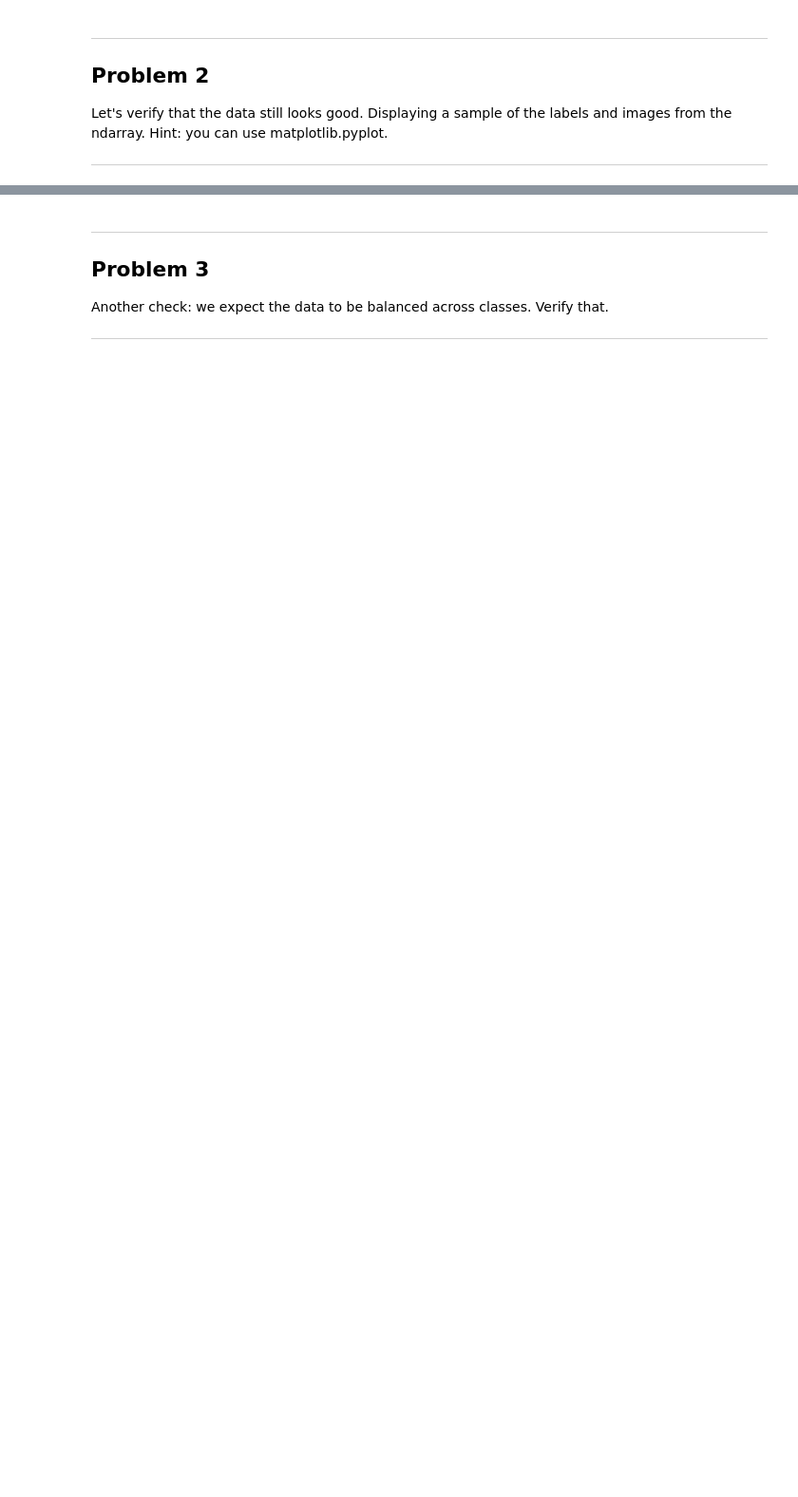
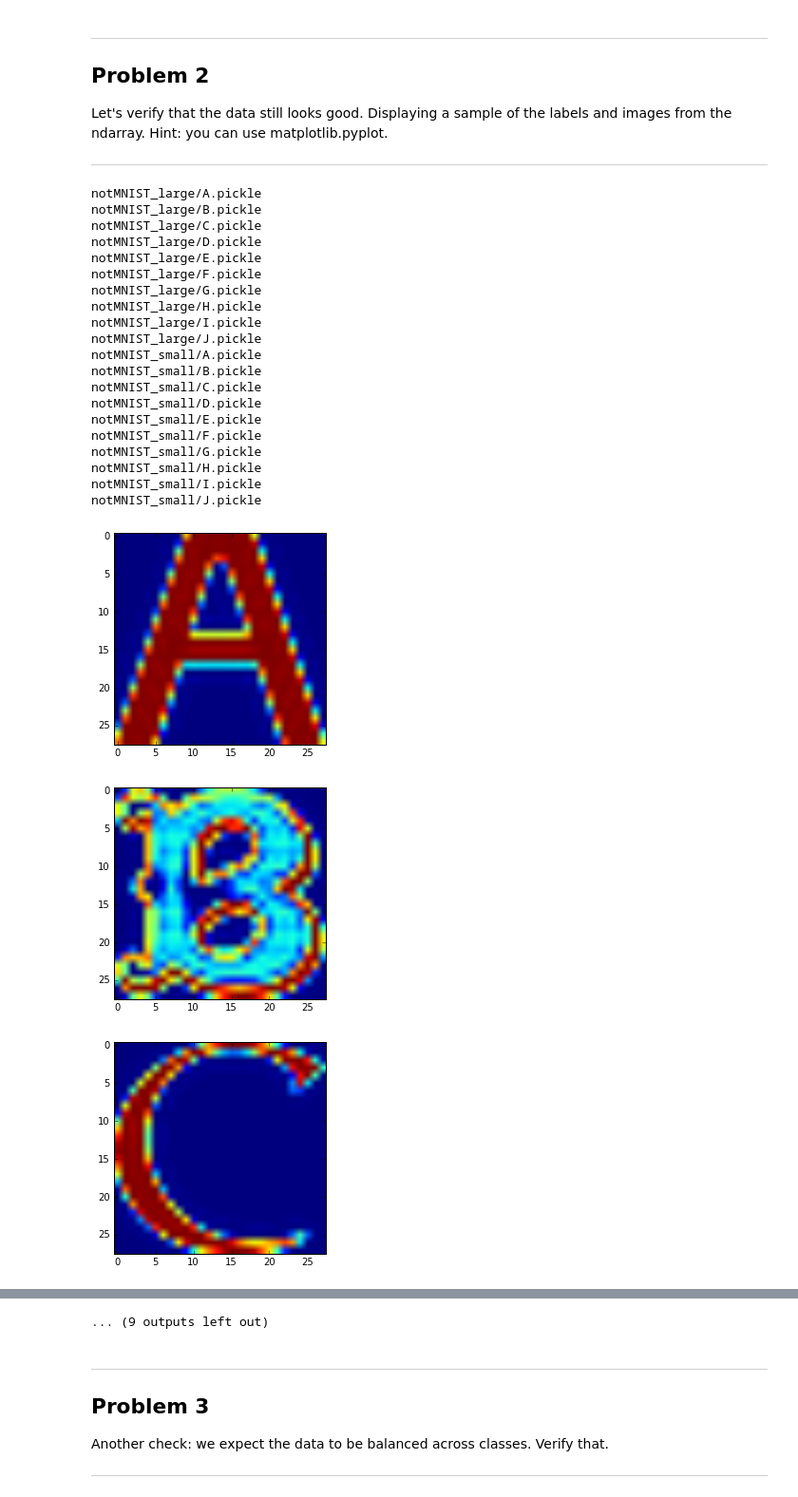
Before and after one commit to rvishakh/udacity_tf, a Jupyter notebook: 1_notmnist.ipynb, the cells around one changed output, grey strips where cells are left out. Shown at 95% size. Drawn from its saved outputs; the diff is of its cells as text; code cells hidden in the pictures; blank space fills up the shorter version.

```diff
--- a/1_notmnist.ipynb
+++ b/1_notmnist.ipynb
@@ -234,3 +221,34 @@ Problem 2
 Let's verify that the data still looks good. Displaying a sample of the labels and images from the ndarray. Hint: you can use matplotlib.pyplot.
 
 ---
+# %%
+for set_filename in train_datasets + test_datasets:
+    print(set_filename)
+    with open(set_filename, 'rb') as f:
+        b = pickle.load(f)
+        plt.figure()
+        imgplot = plt.imshow(random.choice(b))
+# %% [output]
+notMNIST_large/A.pickle
+notMNIST_large/B.pickle
+notMNIST_large/C.pickle
+notMNIST_large/D.pickle
+notMNIST_large/E.pickle
+notMNIST_large/F.pickle
+notMNIST_large/G.pickle
+notMNIST_large/H.pickle
+notMNIST_large/I.pickle
+notMNIST_large/J.pickle
+notMNIST_small/A.pickle
+notMNIST_small/B.pickle
+notMNIST_small/C.pickle
+notMNIST_small/D.pickle
+notMNIST_small/E.pickle
+notMNIST_small/F.pickle
+notMNIST_small/G.pickle
+notMNIST_small/H.pickle
+notMNIST_small/I.pickle
+notMNIST_small/J.pickle
+[figure, added]
+[figure, added]
+[figure, added]
@@ -237,3 +263,4 @@ Let's verify that the data still looks good. Displaying a sample of the labels a
+... (9 outputs left out)
 # %% [markdown]
 ---
 Problem 3
```
Also changed, not shown: parts of 7 cells of this notebook.
